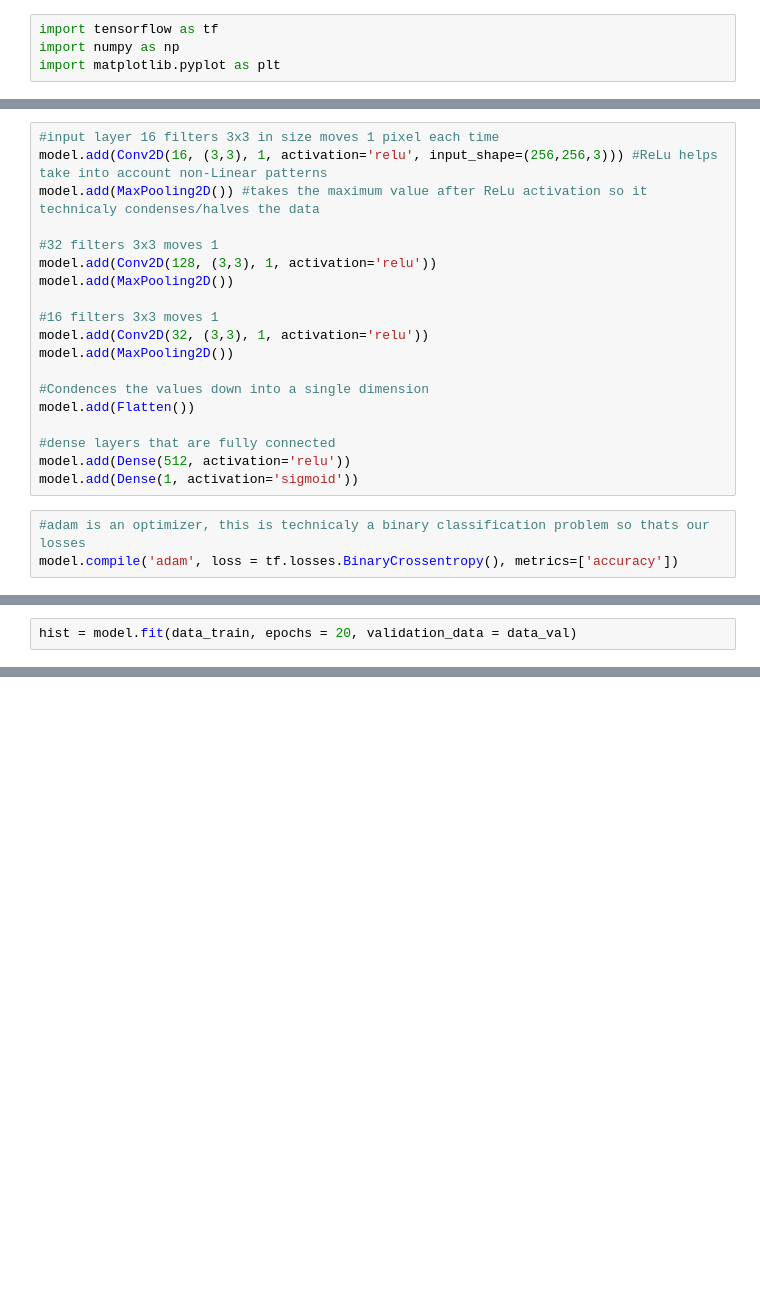
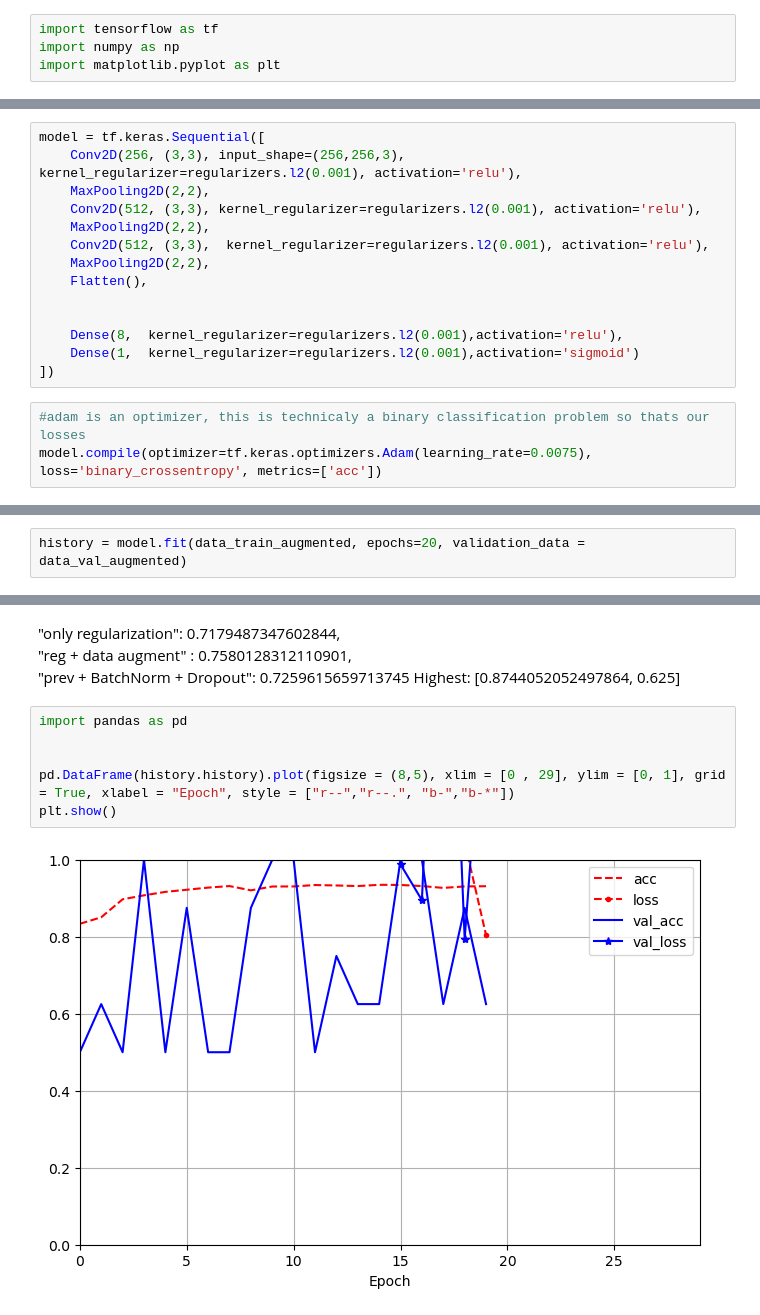
Before and after one commit to MohwasThere/My-ML-DL-Projects, a Jupyter notebook: DeepLearning_Models/Chest X-Rays images.ipynb, the cells around one changed output, grey strips where cells are left out. Drawn from its saved outputs; the diff is of its cells as text; blank space fills up the shorter version.

```diff
--- a/DeepLearning_Models/Chest X-Rays images.ipynb
+++ b/DeepLearning_Models/Chest X-Rays images.ipynb
@@ -36,25 +52,20 @@ model = Sequential()
 # %%
-#input layer 16 filters 3x3 in size moves 1 pixel each time
-model.add(Conv2D(16, (3,3), 1, activation='relu', input_shape=(256,256,3))) #ReLu helps take into account non-Linear patterns
-model.add(MaxPooling2D()) #takes the maximum value after ReLu activation so it technicaly condenses/halves the data
+model = tf.keras.Sequential([
+    Conv2D(256, (3,3), input_shape=(256,256,3), kernel_regularizer=regularizers.l2(0.001), activation='relu'),
+    MaxPooling2D(2,2),
+    Conv2D(512, (3,3), kernel_regularizer=regularizers.l2(0.001), activation='relu'),
+    MaxPooling2D(2,2),
+    Conv2D(512, (3,3),  kernel_regularizer=regularizers.l2(0.001), activation='relu'),
+    MaxPooling2D(2,2),
+    Flatten(),
 
-#32 filters 3x3 moves 1
-model.add(Conv2D(128, (3,3), 1, activation='relu'))
-model.add(MaxPooling2D())
 
-#16 filters 3x3 moves 1
-model.add(Conv2D(32, (3,3), 1, activation='relu'))
-model.add(MaxPooling2D())
-
-#Condences the values down into a single dimension
-model.add(Flatten())
-
-#dense layers that are fully connected
-model.add(Dense(512, activation='relu'))
-model.add(Dense(1, activation='sigmoid'))
+    Dense(8,  kernel_regularizer=regularizers.l2(0.001),activation='relu'),
+    Dense(1,  kernel_regularizer=regularizers.l2(0.001),activation='sigmoid')
+])
 # %%
 #adam is an optimizer, this is technicaly a binary classification problem so thats our losses
-model.compile('adam', loss = tf.losses.BinaryCrossentropy(), metrics=['accuracy'])
+model.compile(optimizer=tf.keras.optimizers.Adam(learning_rate=0.0075), loss='binary_crossentropy', metrics=['acc'])
 # %%
 model.summary()
 # %% [output]
@@ -81,5 +92,5 @@ Model: "sequential"
  Non-trainable params: 0 (0.00 B)
 # %%
-hist = model.fit(data_train, epochs = 20, validation_data = data_val)
+history = model.fit(data_train_augmented, epochs=20, validation_data = data_val_augmented)
 # %% [output]
 Epoch 1/20
@@ -106,0 +118,13 @@ model.evaluate(data_test)
+# %% [markdown]
+"only regularization": 0.7179487347602844,
+"reg + data augment" :  0.7580128312110901,
+"prev + BatchNorm + Dropout": 0.7259615659713745
+Highest: [0.8744052052497864, 0.625]
+# %%
+import pandas as pd
+
+
+pd.DataFrame(history.history).plot(figsize = (8,5), xlim = [0 , 29], ylim = [0, 1], grid = True, xlabel = "Epoch", style = ["r--","r--.", "b-","b-*"])
+plt.show()
+# %% [output]
+[figure, added]
```
Also changed, not shown: parts of 17 cells of this notebook.
